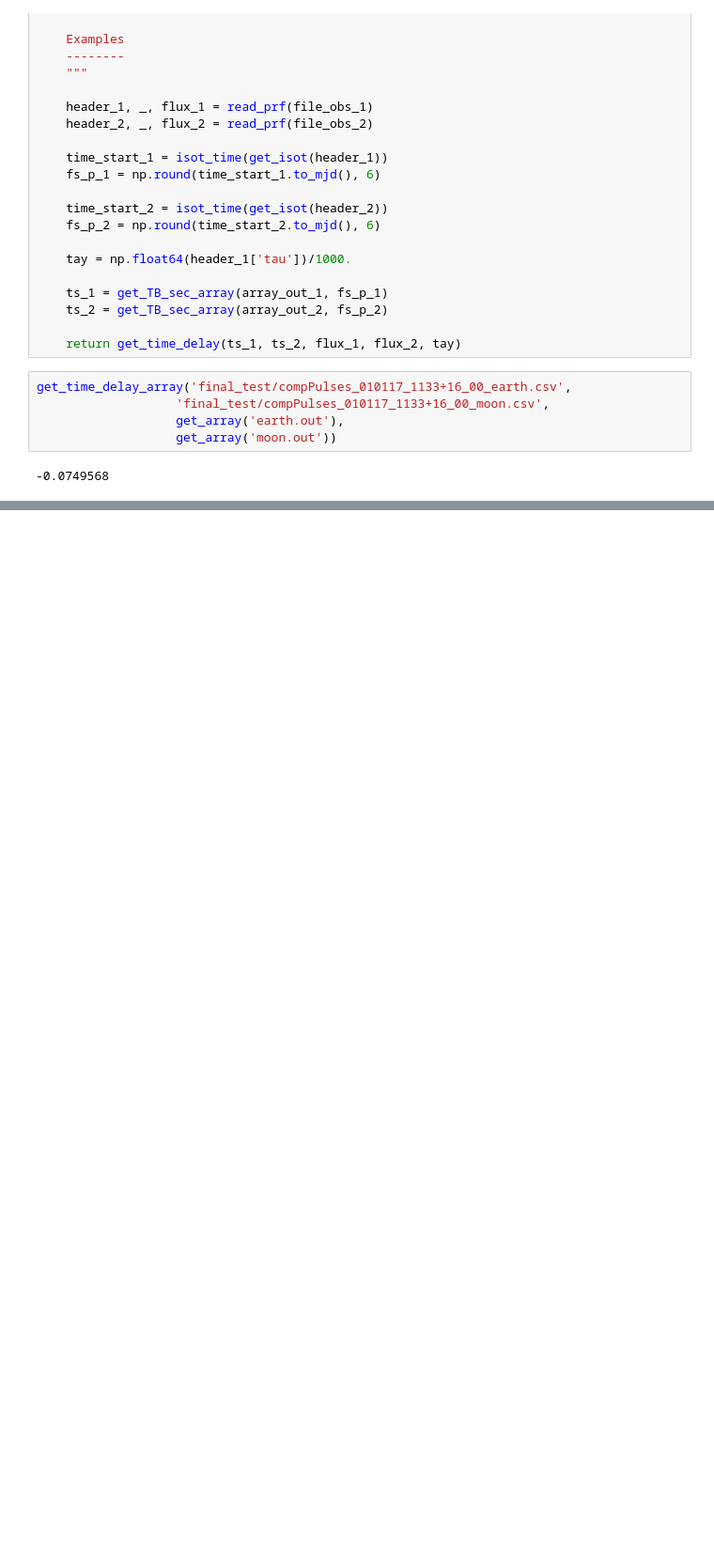
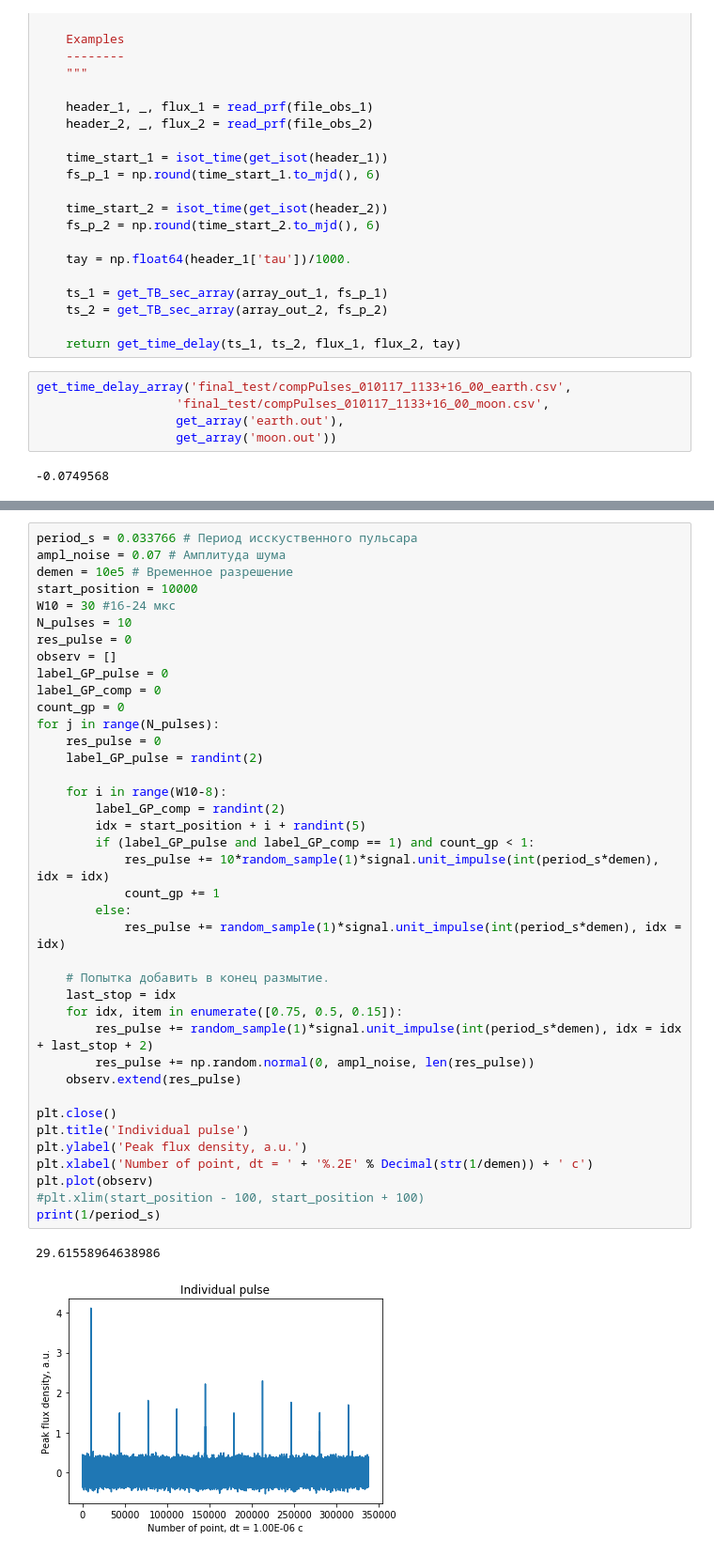
Before and after one commit to KazAndr/gpclock, a Jupyter notebook: develop_file.ipynb, the cells around one changed output, grey strips where cells are left out. Shown at 94% size. Cells and saved outputs as stored; diff of their text form; blank space fills up the shorter version.

Commit message:
Update develop_file.ipynb
code for generation giant pulses from crab was added.

```diff
--- a/develop_file.ipynb
+++ b/develop_file.ipynb
@@ -435,0 +455,42 @@ get_time_delay_array('final_test/compPulses_010117_1133+16_00_earth.csv',
+# %%
+period_s = 0.033766 # Период исскуственного пульсара
+ampl_noise = 0.07 # Амплитуда шума
+demen = 10e5 # Временное разрешение
+start_position = 10000
+W10 = 30 #16-24 мкс
+N_pulses = 10
+res_pulse = 0
+observ = []
+label_GP_pulse = 0
+label_GP_comp = 0
+count_gp = 0
+for j in range(N_pulses):
+    res_pulse = 0
+    label_GP_pulse = randint(2)
+
+    for i in range(W10-8):
+        label_GP_comp = randint(2)
+        idx = start_position + i + randint(5)
+        if (label_GP_pulse and label_GP_comp == 1) and count_gp < 1:
+            res_pulse += 10*random_sample(1)*signal.unit_impulse(int(period_s*demen), idx = idx)
+            count_gp += 1
+        else:
+            res_pulse += random_sample(1)*signal.unit_impulse(int(period_s*demen), idx = idx)
+
+    # Попытка добавить в конец размытие.
+    last_stop = idx
+    for idx, item in enumerate([0.75, 0.5, 0.15]):
+        res_pulse += random_sample(1)*signal.unit_impulse(int(period_s*demen), idx = idx + last_stop + 2)
+        res_pulse += np.random.normal(0, ampl_noise, len(res_pulse))
+    observ.extend(res_pulse)
+
+plt.close()
+plt.title('Individual pulse')
+plt.ylabel('Peak flux density, a.u.')
+plt.xlabel('Number of point, dt = ' + '%.2E' % Decimal(str(1/demen)) + ' c')
+plt.plot(observ)
+#plt.xlim(start_position - 100, start_position + 100)
+print(1/period_s)
+# %% [output]
+29.61558964638986
+[figure, added]
```
Also changed, not shown: parts of 9 cells of this notebook.
